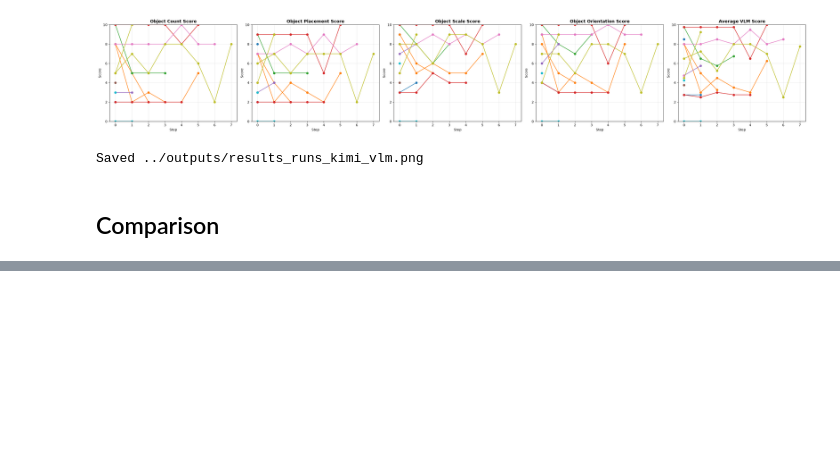
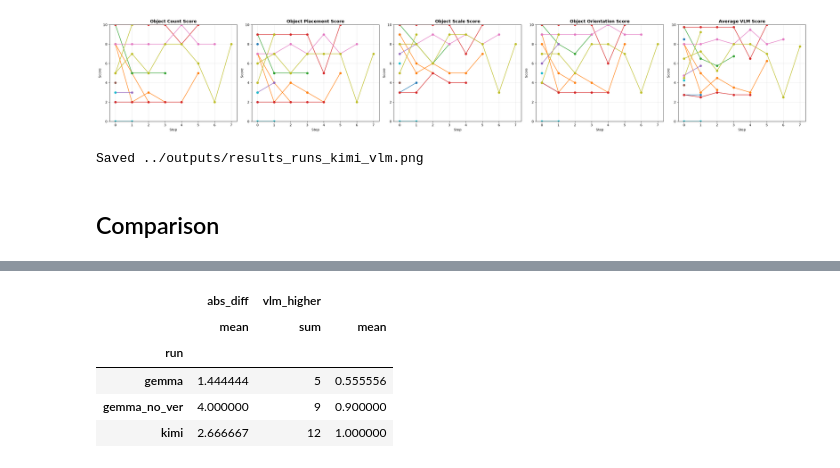
Before and after one commit to jonathansickert/3DFrontBench, a Jupyter notebook: notebooks/evaluate_runs.ipynb, the cells around one changed output, grey strips where cells are left out. Saved outputs shown, nothing was run; the diff lists cells and outputs as text; code cells hidden in the pictures; blank space fills up the shorter version.

```diff
--- a/notebooks/evaluate_runs.ipynb
+++ b/notebooks/evaluate_runs.ipynb
@@ -369,0 +276,14 @@ metric as a reliable proxy for human quality judgments.
+# %%
+overview_df.groupby("run").agg(
+    {
+        "abs_diff": ["mean"],
+        "vlm_higher": ["sum", "mean"],
+    }
+)
+# %% [output]
+|  | abs_diff | vlm_higher |  |
+|  | mean | sum | mean |
+| run |  |  |  |
+| gemma | 1.444444 | 5 | 0.555556 |
+| gemma_no_ver | 4.000000 | 9 | 0.900000 |
+| kimi | 2.666667 | 12 | 1.000000 |
```
Also changed, not shown: parts of 9 cells of this notebook, 1 other file.
